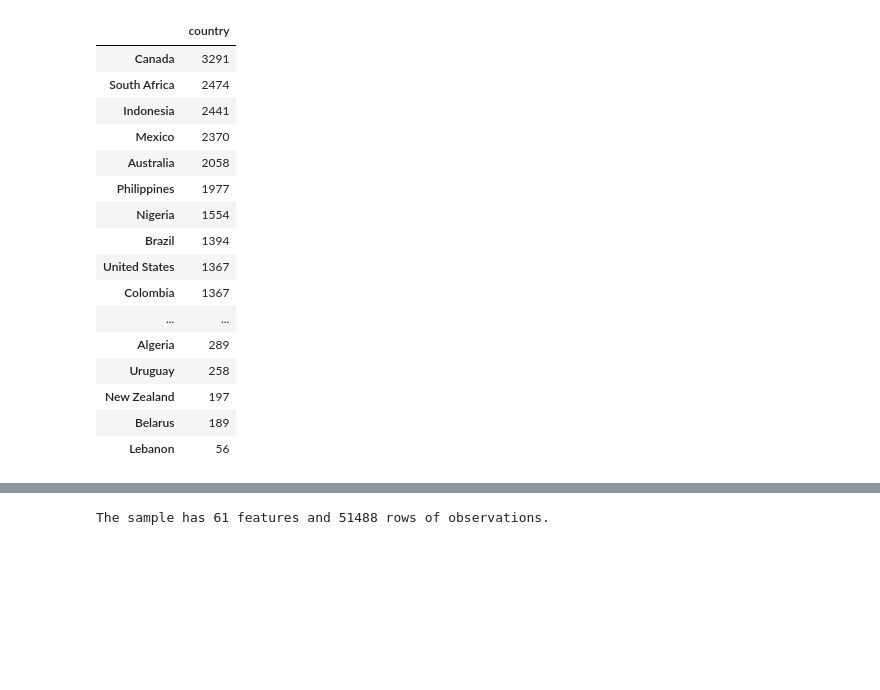
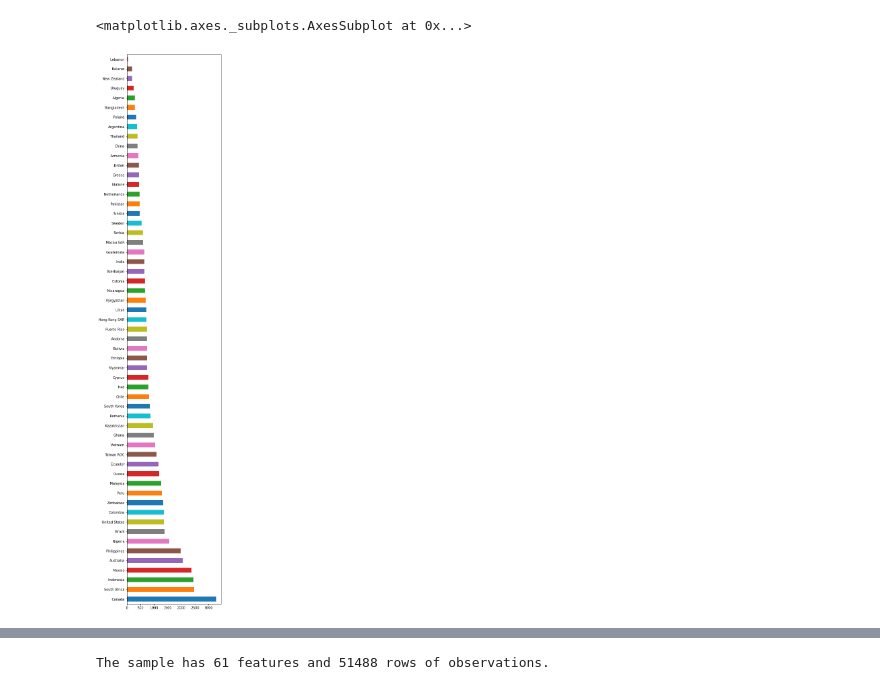
Before and after one commit to victorchenberkeley/ucb_w207_project_wvs, a Jupyter notebook: data/data_preprocessing.ipynb, the cells around one changed output, grey strips where cells are left out. Cells and saved outputs as stored; diff of their text form; code cells hidden in the pictures; blank space fills up the shorter version.

```diff
--- a/data/data_preprocessing.ipynb
+++ b/data/data_preprocessing.ipynb
@@ -126,51 +128,36 @@ df.loc[df['S003']==682,'country'] ="Saudi Arabia"
 df.loc[df['S003']==688,'country'] ="Serbia"
 df.loc[df['S003']==702,'country'] ="Singapore"
 df.loc[df['S003']==703,'country'] ="Slovakia"
 df.loc[df['S003']==704,'country'] ="Vietnam"
 df.loc[df['S003']==705,'country'] ="Slovenia"
 df.loc[df['S003']==710,'country'] ="South Africa"
 df.loc[df['S003']==716,'country'] ="Zimbabwe"
 df.loc[df['S003']==724,'country'] ="Spain"
 df.loc[df['S003']==752,'country'] ="Sweden"
 df.loc[df['S003']==756,'country'] ="Switzerland"
 df.loc[df['S003']==762,'country'] ="Tajikistan"
 df.loc[df['S003']==764,'country'] ="Thailand"
 df.loc[df['S003']==780,'country'] ="Trinidad and Tobago"
 df.loc[df['S003']==788,'country'] ="Tunisia"
 df.loc[df['S003']==792,'country'] ="Turkey"
 df.loc[df['S003']==800,'country'] ="Uganda"
 df.loc[df['S003']==804,'country'] ="Ukraine"
 df.loc[df['S003']==807,'country'] ="North Macedonia"
 df.loc[df['S003']==818,'country'] ="Egypt"
 df.loc[df['S003']==826,'country'] ="United Kingdom"
 df.loc[df['S003']==834,'country'] ="Tanzania"
 df.loc[df['S003']==840,'country'] ="United States"
 df.loc[df['S003']==854,'country'] ="Burkina Faso"
 df.loc[df['S003']==858,'country'] ="Uruguay"
 df.loc[df['S003']==860,'country'] ="Uzbekistan"
 df.loc[df['S003']==862,'country'] ="Venezuela"
 df.loc[df['S003']==887,'country'] ="Yemen"
 df.loc[df['S003']==894,'country'] ="Zambia"
 df = df.drop(['S003'], axis=1)
-pd.DataFrame(df['country'].value_counts())
+df['country'].value_counts().plot(kind='barh', color=colors, figsize=(5,30))
 # %% [output]
-|  | country |
-| Canada | 3291 |
-| South Africa | 2474 |
-| Indonesia | 2441 |
-| Mexico | 2370 |
-| Australia | 2058 |
-| Philippines | 1977 |
-| Nigeria | 1554 |
-| Brazil | 1394 |
-| United States | 1367 |
-| Colombia | 1367 |
-| ... | ... |
-| Algeria | 289 |
-| Uruguay | 258 |
-| New Zealand | 197 |
-| Belarus | 189 |
-| Lebanon | 56 |
+<matplotlib.axes._subplots.AxesSubplot at 0x...>
+[figure, added]
 # %%
 # Convert language code (S016B) to language name, and drop S016B and G016 (Language at home)
 
```
Also changed, not shown: parts of 5 cells of this notebook.
